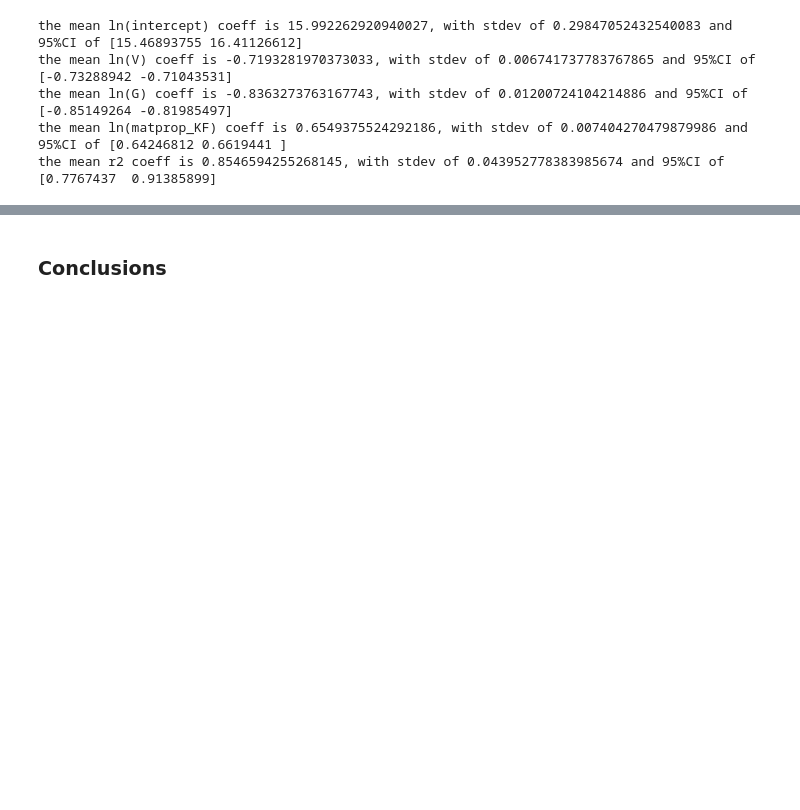
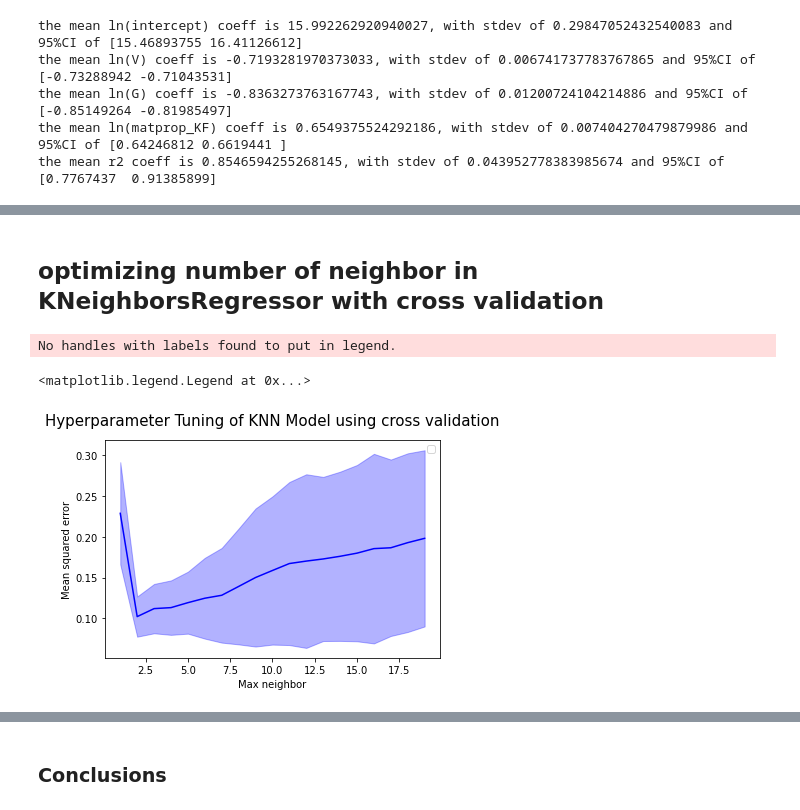
Before and after one commit to SepiKav/springboard, a Jupyter notebook: Capstone_II_new/Notebooks/Modeling.ipynb, the cells around one changed output, grey strips where cells are left out. Cells and saved outputs as stored; diff of their text form; code cells hidden in the pictures; blank space fills up the shorter version.

```diff
--- a/Capstone_II_new/Notebooks/Modeling.ipynb
+++ b/Capstone_II_new/Notebooks/Modeling.ipynb
@@ -552,0 +634,31 @@ plt.show()
+# %% [markdown]
+## optimizing number of neighbor in KNeighborsRegressor with cross validation
+# %%
+x=df_ln.drop(["PDAS_ln","Mat_HB_ln","Alloy"],axis=1)
+y=df_ln[["PDAS_ln"]]
+max_neighbors = range(1, 20)
+error = []
+error_std = []
+num_split=10
+kf=KFold(n_splits=num_split, shuffle=True,random_state=42)
+for i in max_neighbors:
+    model_2 = KNeighborsRegressor(n_neighbors=i)
+    cv_result_KF=cross_validate(model_2,x,y,cv=kf,return_estimator=True)
+    scores= cross_val_score(model_2, x, y, cv=kf, scoring='neg_mean_squared_error')
+    error.append(np.mean(np.abs(scores)))
+    error_std.append(np.std(np.abs(scores)))
+
+plt.plot(max_neighbors, error, color='blue')
+plt.fill_between(max_neighbors, np.array(error)-np.array(error_std), np.array(error)+np.array(error_std),alpha=0.3, color="blue")
+
+
+#plt.plot(max_depths, testing_error, color='green', label='Testing error')
+plt.xlabel('Max neighbor')
+
+plt.ylabel('Mean squared error')
+plt.title('Hyperparameter Tuning of KNN Model using cross validation', pad=15, size=15)
+plt.legend()
+# %% [output]
+No handles with labels found to put in legend.
+<matplotlib.legend.Legend at 0x...>
+[figure, added]
```
Also changed, not shown: parts of 55 cells of this notebook, 10 other files.
